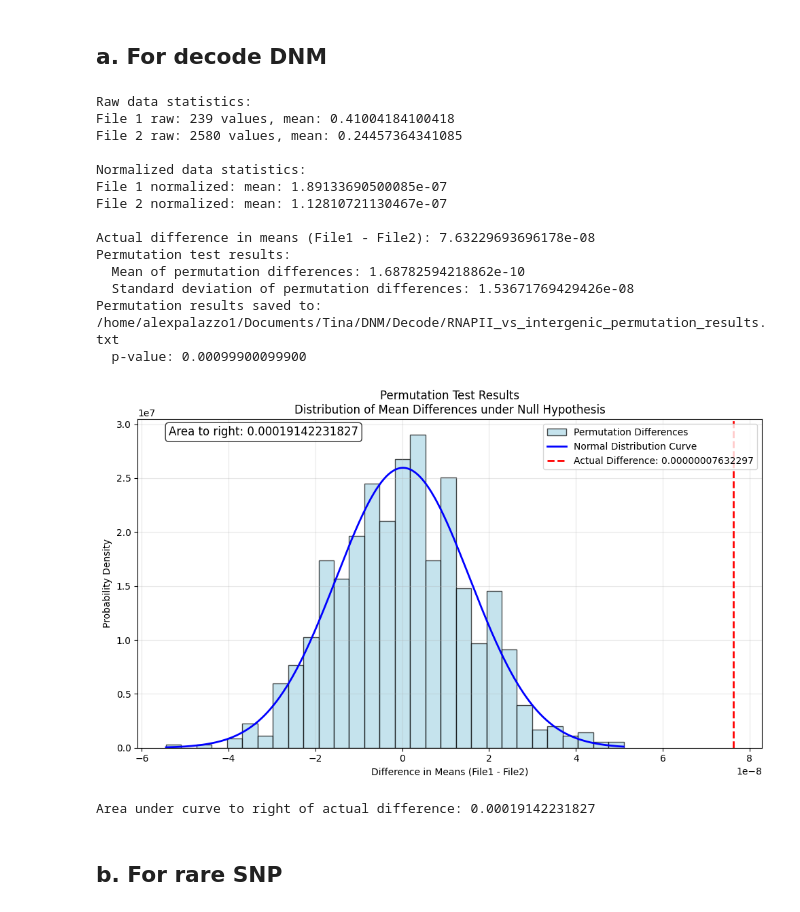
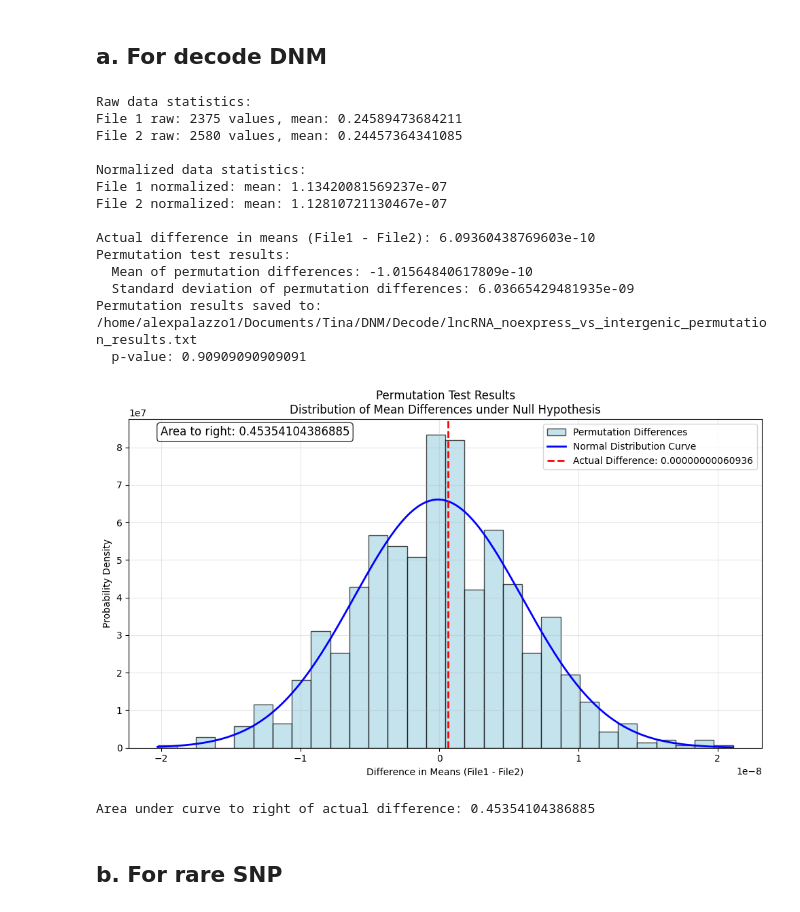
Before and after one commit to tinaqiu221/TSS_hypermutation, a Jupyter notebook: Stats_test.ipynb, the cells around one changed output. Drawn from its saved outputs; the diff is of its cells as text; code cells hidden in the pictures.

```diff
--- a/Stats_test.ipynb
+++ b/Stats_test.ipynb
@@ -265,7 +379,7 @@ import pandas as pd
 from scipy.stats import ranksums
 
 # Load the dataset from the file
-file_path = '/home/alexpalazzo1/Documents/Tina/DNM/Decode/decode_dnm_GRCh38_random_intergenic_mapped_noindel_coded_count_per_gene_200.txt'  # Replace with your actual file name
+file_path = 'lncRNA/results/rareSNP_mapped_lncrna_non_testis_strand_complement_coded_count_per_gene_100.txt'  # Replace with your actual file name
 data = pd.read_csv(file_path, sep='\t')  # Using tab separator since it's tab-delimited
 
 # Extract the columns for comparison
@@ -793,7 +1057,7 @@ def permutation_test(data1, data2, n_permutations=1000):
 
     return actual_diff, np.array(permutation_diffs)
 
-def save_permutation_results(permutation_diffs, actual_diff, filename="RNAPII_vs_intergenic_permutation_results.txt"):
+def save_permutation_results(permutation_diffs, actual_diff, filename="lncRNA_noexpress_vs_intergenic_permutation_results.txt"):
     """Save permutation test results to a file"""
     with open(filename, 'w') as f:
         f.write("Permutation Test Results\n")
@@ -871,7 +1135,7 @@ def plot_permutation_results(permutation_diffs, actual_diff):
 
 def main():
     # Read the two files (replace with your actual filenames)
-    file1 = "/home/alexpalazzo1/Documents/Tina/DNM/Decode/decode_dnm_GRCh38_RNAPII_human_testes_thresholded_intergenic_mapped_noindel_coded_count_per_gene_200.txt"
+    file1 = "/home/alexpalazzo1/Documents/Tina/DNM/Decode/decode_dnm_GRCh38_lncRNA_noexpress_mapped_noindel_coded_count_per_gene_200.txt"
     file2 = "/home/alexpalazzo1/Documents/Tina/DNM/Decode/decode_dnm_GRCh38_random_intergenic_mapped_noindel_coded_count_per_gene_200.txt"
 
     # Read third columns
@@ -891,43 +1155,43 @@ def main():
     print(f"File 2 normalized: mean: {np.mean(data2):.14e}")
 
     # Perform permutation test
     actual_diff, permutation_diffs = permutation_test(data1, data2, n_permutations=1000)
 
     print(f"\nActual difference in means (File1 - File2): {actual_diff:.14e}")
     print(f"Permutation test results:")
     print(f"  Mean of permutation differences: {np.mean(permutation_diffs):.14e}")
     print(f"  Standard deviation of permutation differences: {np.std(permutation_diffs):.14e}")
 
     # Save permutation results to file
-    p_value = save_permutation_results(permutation_diffs, actual_diff, "/home/alexpalazzo1/Documents/Tina/DNM/Decode/RNAPII_vs_intergenic_permutation_results.txt")
+    p_value = save_permutation_results(permutation_diffs, actual_diff, "/home/alexpalazzo1/Documents/Tina/DNM/Decode/lncRNA_noexpress_vs_intergenic_permutation_results.txt")
 
     print(f"  p-value: {p_value:.14f}")
 
     # Plot the results
     area_left = plot_permutation_results(permutation_diffs, actual_diff)
     print(f"Area under curve to right of actual difference: {1-area_left:.14f}")
 
     return permutation_diffs, actual_diff, data1, data2
 
 if __name__ == "__main__":
     permutation_results, actual_diff_value, normalized_data1, normalized_data2 = main()
 # %% [output]
 Raw data statistics:
-File 1 raw: 239 values, mean: 0.41004184100418
+File 1 raw: 2375 values, mean: 0.24589473684211
 File 2 raw: 2580 values, mean: 0.24457364341085
 
 Normalized data statistics:
-File 1 normalized: mean: 1.89133690500085e-07
+File 1 normalized: mean: 1.13420081569237e-07
 File 2 normalized: mean: 1.12810721130467e-07
 
-Actual difference in means (File1 - File2): 7.63229693696178e-08
+Actual difference in means (File1 - File2): 6.09360438769603e-10
 Permutation test results:
-  Mean of permutation differences: 1.68782594218862e-10
-  Standard deviation of permutation differences: 1.53671769429426e-08
-Permutation results saved to: /home/alexpalazzo1/Documents/Tina/DNM/Decode/RNAPII_vs_intergenic_permutation_results.txt
-  p-value: 0.00099900099900
+  Mean of permutation differences: -1.01564840617809e-10
+  Standard deviation of permutation differences: 6.03665429481935e-09
+Permutation results saved to: /home/alexpalazzo1/Documents/Tina/DNM/Decode/lncRNA_noexpress_vs_intergenic_permutation_results.txt
+  p-value: 0.90909090909091
-[figure, old version]
+[figure, new version]
-Area under curve to right of actual difference: 0.00019142231827
+Area under curve to right of actual difference: 0.45354104386885
 # %% [markdown]
 ## b. For rare SNP
 # %%
```
Also changed, not shown: parts of 13 cells of this notebook.
